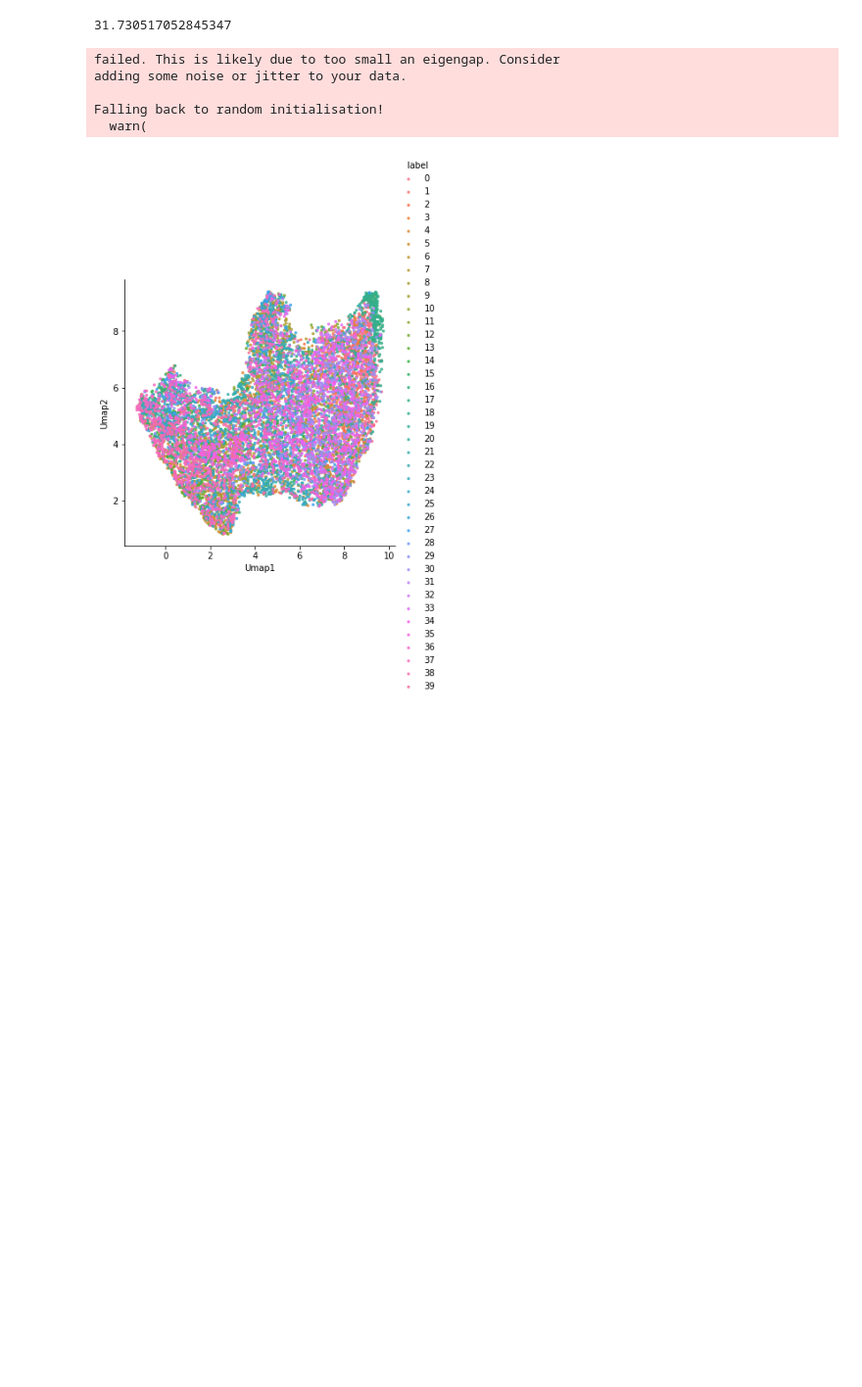
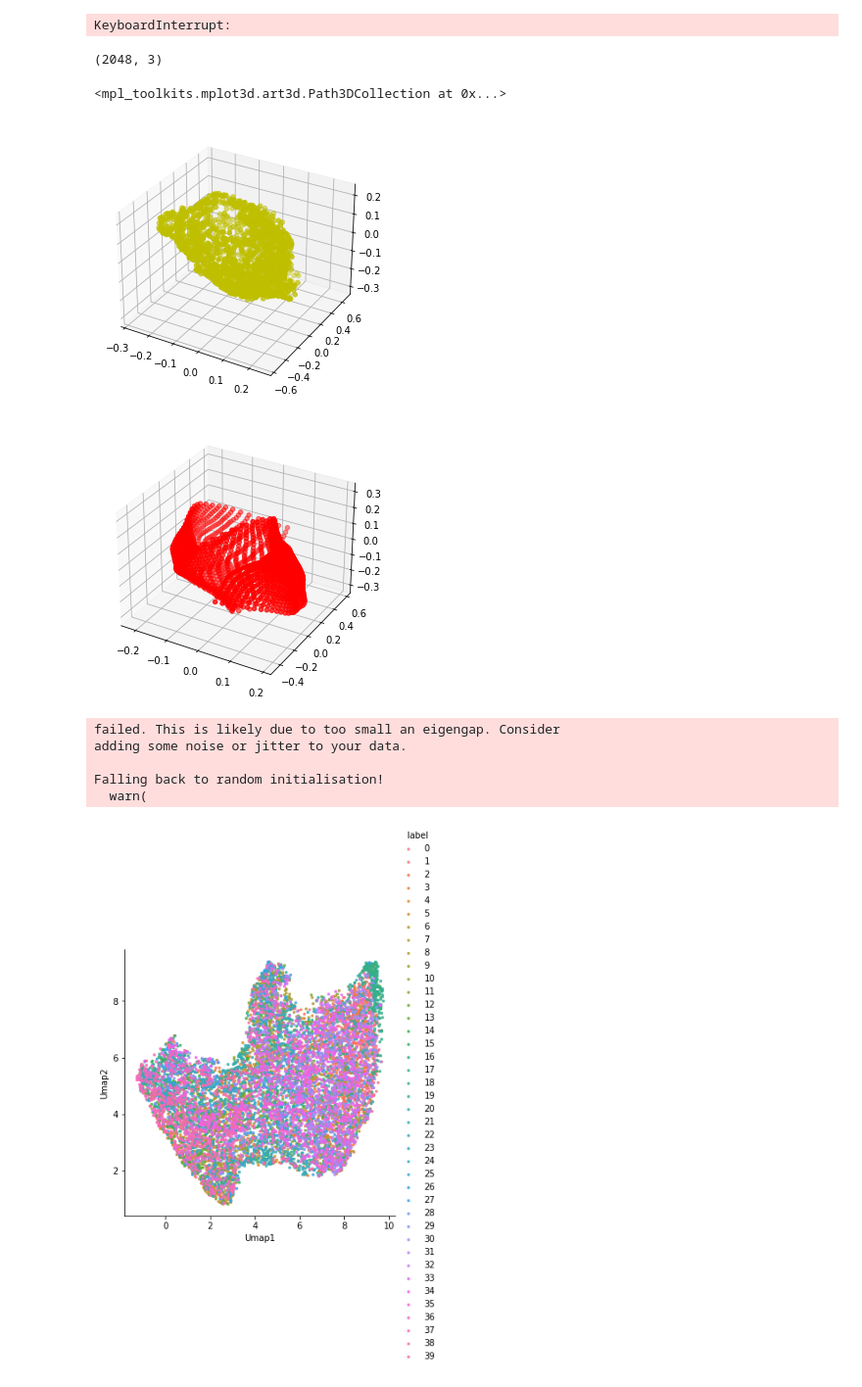
Before and after one commit to DeVriesMatt/TearingNetNew, a Jupyter notebook: extract_modelnet_features.ipynb, the cells around one changed output. Shown: that part at 98% size. Drawn from its saved outputs; the diff is of its cells as text; code cells hidden in the pictures; blank space fills up the shorter version.

```diff
--- a/extract_modelnet_features.ipynb
+++ b/extract_modelnet_features.ipynb
@@ -11,11 +11,19 @@ from modelnet_dataset import MN_Dataset
 import os
 
 root_dir = '/home/mvries/Documents/Datasets/'
-path = '/run/user/1128299809/gvfs/smb-share:server=rds.icr.ac.uk,share=data/DBI/DUDBI/DYNCESYS/mvries/ResultsAlma/TearingNetNew/shapenet/nets/dgcnn_foldingnet_50_004.pt'
+path = '/run/user/1128299809/gvfs/smb-share:server=rds.icr.ac.uk,share=data/DBI/DUDBI/DYNCESYS/mvries/ResultsAlma/TearingNetNew/nets/dgcnn_foldingnet_50_003.pt'
 # %%
 model = GraphAutoEncoder(num_features=50, k=20, encoder_type="dgcnn", decoder_type='foldingnet')
-checkpoint = torch.load(path)
-model.load_state_dict(checkpoint['model_state_dict'])
+checkpoint = torch.load(path)['model_state_dict']
+model_dict = model.state_dict()  # load parameters from pre-trained FoldingNet
+for k in checkpoint:
+    if k in model_dict:
+        model_dict[k] = checkpoint[k]
+        print("    Found weight: " + k)
+    elif k.replace('folding1', 'folding') in model_dict:
+        model_dict[k.replace('folding1', 'folding')] = checkpoint[k]
+        print("    Found weight: " + k)
+model.load_state_dict(model_dict)
 train_dataset = MN_Dataset(
         root=root_dir,
         dataset_name='modelnet40',
@@ -33,7 +59,9 @@ dataloader = torch.utils.data.DataLoader(
-# %%
-checkpoint['loss']
-# %% [output]
-31.730517052845347
+# %%
+root_dir ='/home/mvries/Documents/Datasets/OPM/SingleCellFromNathan_17122021/'
+df = '/home/mvries/Documents/Datasets/OPM/SingleCellFromNathan_17122021/all_cell_data.csv'
+dataset = PointCloudDatasetAllBoth(df, root_dir)
+
+dataloader = DataLoader(dataset, batch_size=1, shuffle=True)
 # %%
 from tqdm import tqdm
 device = torch.device("cuda:0" if torch.cuda.is_available() else "cpu")
@@ -54,6 +82,54 @@ for data in tqdm(dataloader):
     all_outputs.append(torch.squeeze(output).detach().cpu().numpy())
     all_feat.append(torch.squeeze(features).detach().cpu().numpy())
     labels.append(lab.numpy())
+# %% [output]
+KeyboardInterrupt:
+# %%
+# from open3d.visualization import draw_geometries
+# import pptk
+# import numpy as np
+number = 100
+points = all_inputs[number]
+print(points.shape)
+
+
+
+
+outs = all_outputs[number]
+
+# v = pptk.viewer(points)
+# draw_geometries([])
+
+# xyz = pptk.rand(100, 3)
+# v = pptk.viewer(xyz)
+# v.capture('screenshot.png')
+# v.clear()
+# v.close()
+
+# import numpy as np
+# import pyvista as pv
+# from pyvista import examples
+# point_cloud = pv.PolyData(points)
+# point_cloud
+from mpl_toolkits.mplot3d import Axes3D
+import matplotlib.pyplot as plt
+
+
+
+fig = plt.figure(figsize=(5,5))
+
+ax = plt.axes(projection='3d')
+ax.scatter(points[:,0], points[:,1], points[:,2], c='y', marker='o', s=20)
+
+# ax[2] = plt.axes(projection='3d')
+fig = plt.figure(figsize=(5,5))
+ax = plt.axes(projection='3d')
+ax.scatter(outs[:,0], outs[:,1], outs[:,2], c='r', marker='o', s=20)
+# %% [output]
+(2048, 3)
+<mpl_toolkits.mplot3d.art3d.Path3DCollection at 0x...>
+[figure, added]
+[figure, added]
 # %%
 newlab = []
 for i in range(len(labels)):
```
Also changed, not shown: parts of 1 cell of this notebook, 1 other file.
